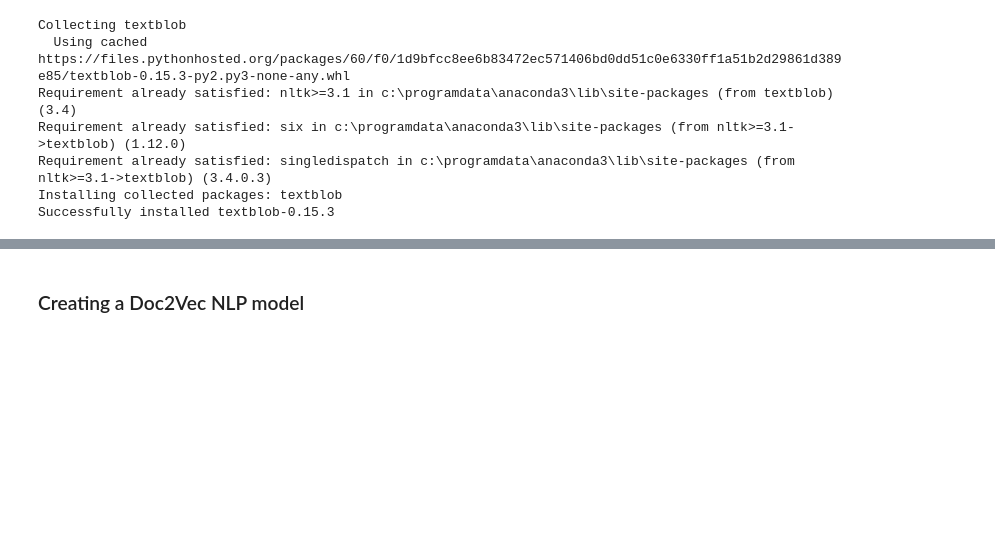
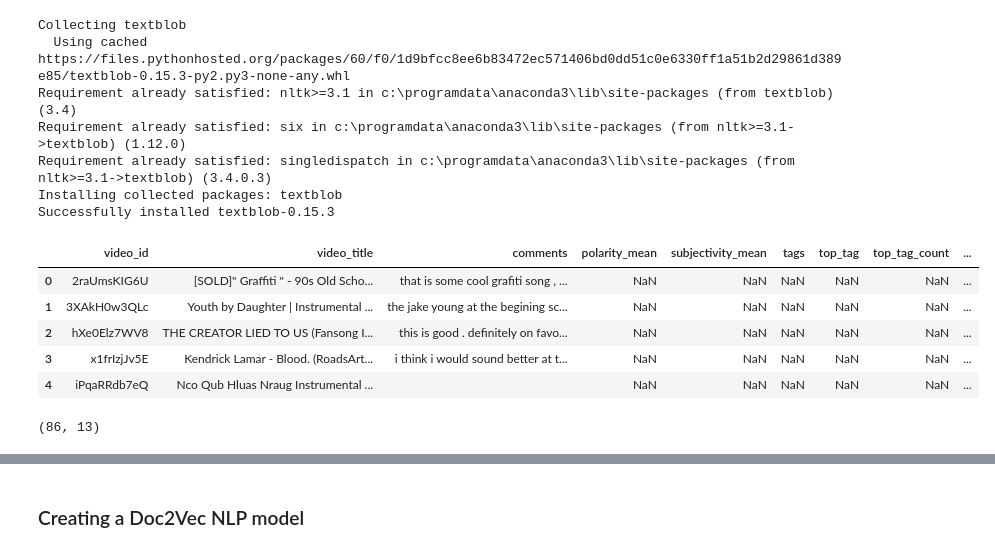
Before and after one commit to labs12-music-stream-selector/DS, a Jupyter notebook: NLP-videos-comments.ipynb, the cells around one changed output, grey strips where cells are left out. Drawn from its saved outputs; the diff is of its cells as text; code cells hidden in the pictures; blank space fills up the shorter version.

```diff
--- a/NLP-videos-comments.ipynb
+++ b/NLP-videos-comments.ipynb
@@ -133,0 +167,28 @@ Successfully installed textblob-0.15.3
+# %%
+# Add two new columns to comments_df: one each for TextBlob polarity mean and subjectivity mean
+# Want to add other new columns also based on tags:
+# one column for each of the top 3, and one column for the count in comments for each of the top 3
+
+tags_columns = ['polarity_mean', 'subjectivity_mean', 'tags', 'top_tag', 'top_tag_count',
+                'second_tag', 'second_tag_count', 'third_tag', 'third_tag_count']
+analysis_df = pd.concat([comments_df, pd.DataFrame(columns=tags_columns)], axis=1)
+
+analysis_df = pd.merge(analysis_df, videos_df, on='video_id')
+cols = analysis_df.columns.to_list()
+cols = [cols[0]] + [cols[11]] + [cols[1]] + cols[2:11] + [cols[-1]]
+analysis_df = analysis_df[cols]
+# %%
+analysis_df.head()
+# %% [output]
+|  | video_id | video_title | comments | polarity_mean | subjectivity_mean | tags | top_tag | top_tag_count | ... |
+| 0 | 2raUmsKIG6U | [SOLD]" Graffiti " - 90s Old Scho... | that is some cool grafiti song , ... | NaN | NaN | NaN | NaN | NaN | ... |
+| 1 | 3XAkH0w3QLc | Youth by Daughter | Instrumental ... | the jake young at the begining sc... | NaN | NaN | NaN | NaN | NaN | ... |
+| 2 | hXe0Elz7WV8 | THE CREATOR LIED TO US (Fansong I... | this is good . definitely on favo... | NaN | NaN | NaN | NaN | NaN | ... |
+| 3 | x1frIzjJv5E | Kendrick Lamar - Blood. (RoadsArt... | i think i would sound better at t... | NaN | NaN | NaN | NaN | NaN | ... |
+| 4 | iPqaRRdb7eQ | Nco Qub Hluas Nraug Instrumental ... |  | NaN | NaN | NaN | NaN | NaN | ... |
+# %%
+# Drop rows where there are no comments
+analysis_df = analysis_df[analysis_df.comments != '']
+analysis_df.shape
+# %% [output]
+(86, 13)
```
Also changed, not shown: parts of 32 cells of this notebook.
